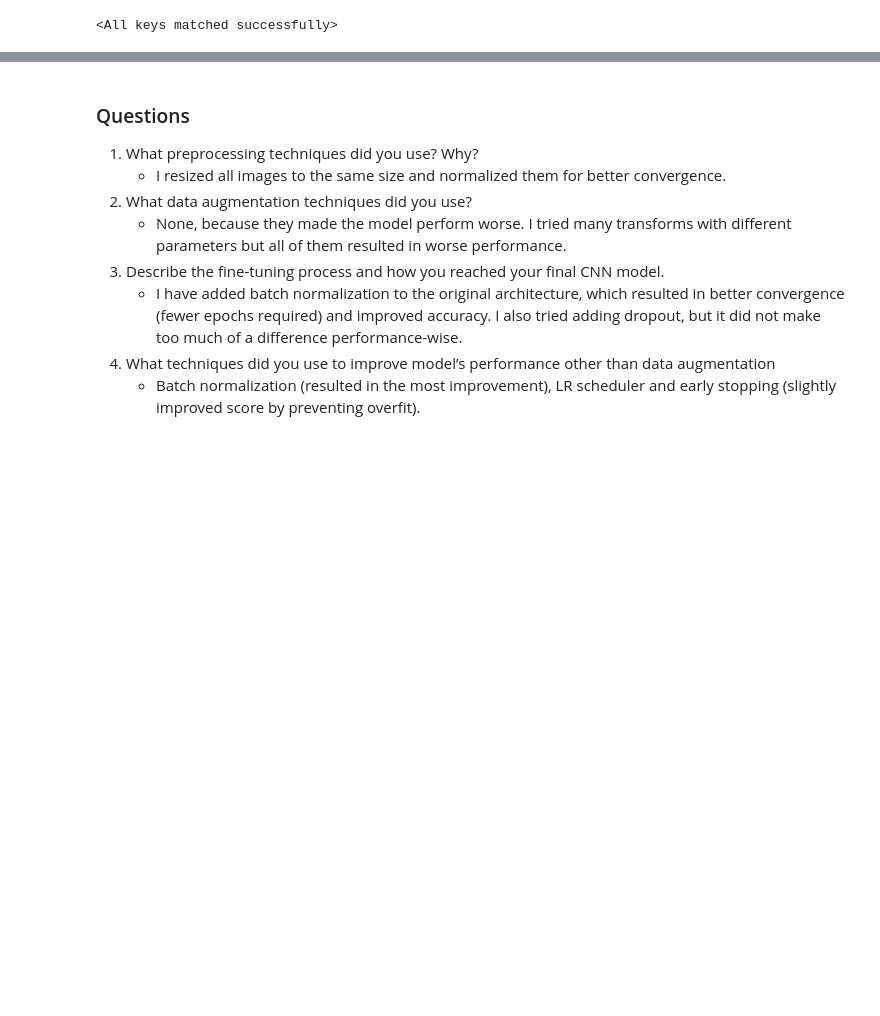
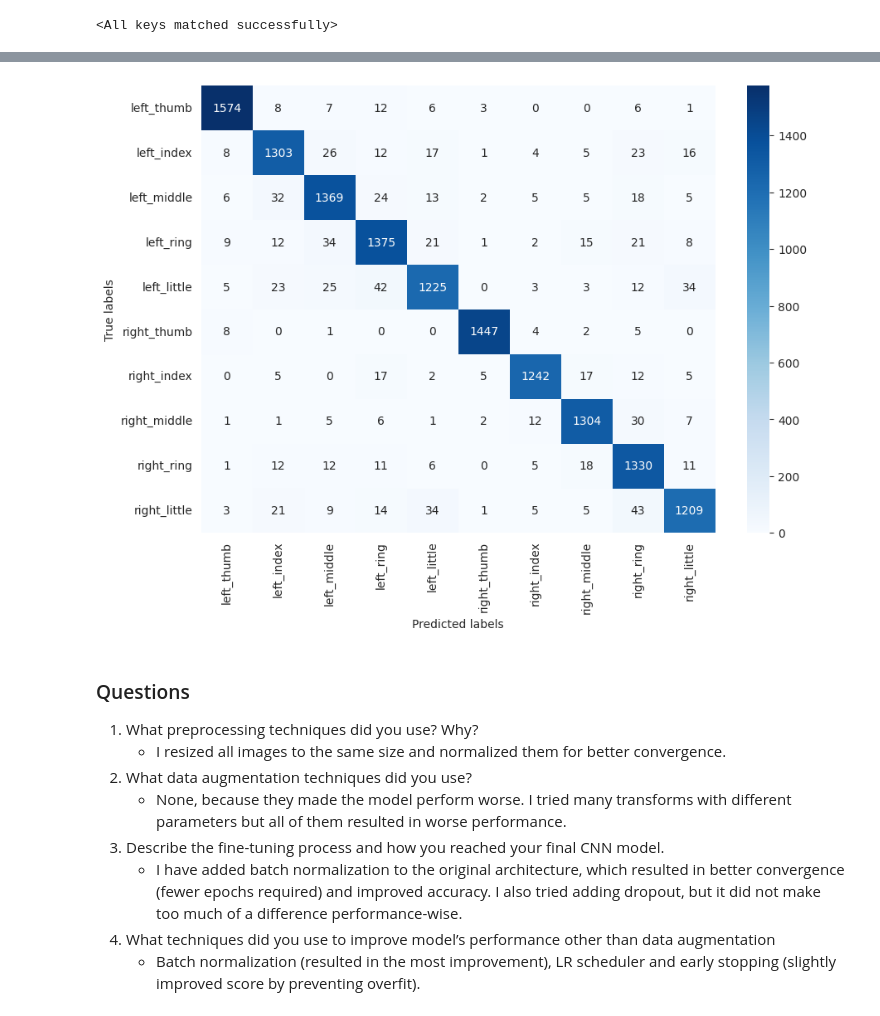
Before and after one commit to eivankin/iml_s23, a Jupyter notebook: ass2/EvgenijIvankin.ipynb, the cells around one changed output, grey strips where cells are left out. Drawn from its saved outputs; the diff is of its cells as text; code cells hidden in the pictures; blank space fills up the shorter version.

```diff
--- a/ass2/EvgenijIvankin.ipynb
+++ b/ass2/EvgenijIvankin.ipynb
@@ -1052,7 +1052,7 @@ clf.to(device)
 criterion = nn.CrossEntropyLoss()
 optimizer = optim.Adam(clf.parameters(), lr=0.001)
 
-scheduler = lr_scheduler.ReduceLROnPlateau(optimizer, 'max', factor=0.3,
+scheduler = lr_scheduler.ReduceLROnPlateau(optimizer, 'max', factor=0.5,
                                            patience=2, verbose=True, min_lr=1e-5)
 early_stopping = EarlyStopping(tolerance=10, mode='max')
 
@@ -1116,3 +1116,23 @@ Accuracy: 92.53783632286995
+# %%
+import seaborn as sn
+import pandas as pd
+import matplotlib.pyplot as plt
+from sklearn.metrics import confusion_matrix
+
+# assuming you have ground truth and predicted labels in y_true and y_pred respectively
+cm = confusion_matrix(test_dataset.labels, preds)
+
+# convert the matrix to a pandas dataframe for convenience and set row/column names
+cm_df = pd.DataFrame(cm, index=LABEL_NAMES, columns=LABEL_NAMES)
+
+# plot the confusion matrix using seaborn
+plt.figure(figsize=(10, 7))
+sn.heatmap(cm_df, annot=True, cmap="Blues", fmt='.0f')
+plt.xlabel('Predicted labels')
+plt.ylabel('True labels')
+plt.show()
+# %% [output]
+[figure, added]
 # %% [markdown]
 ### Questions
 1. What preprocessing techniques did you use? Why?
```
Also changed, not shown: parts of 3 cells of this notebook.
